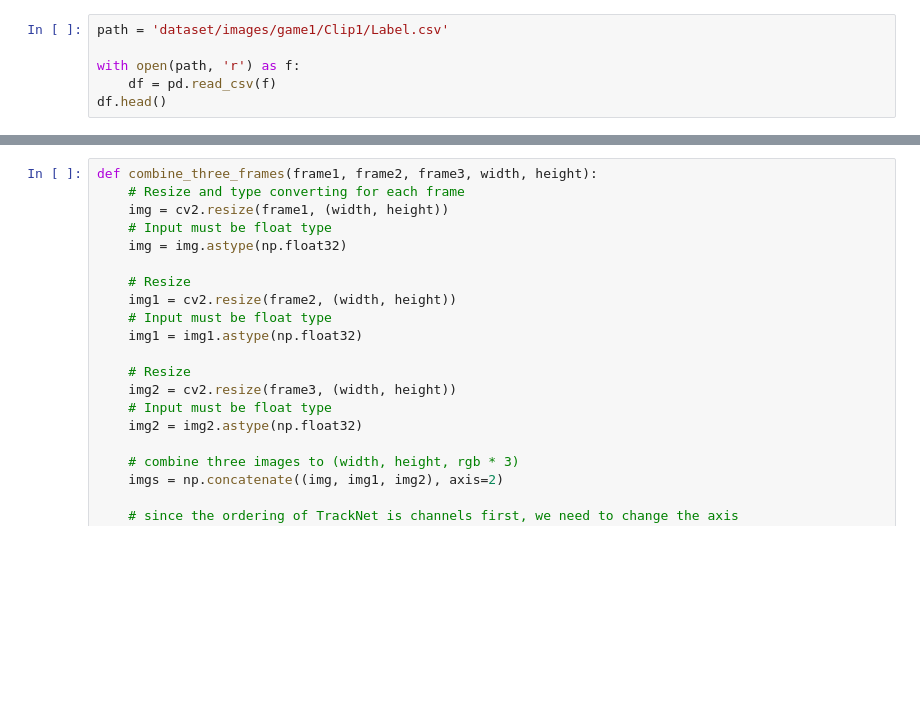
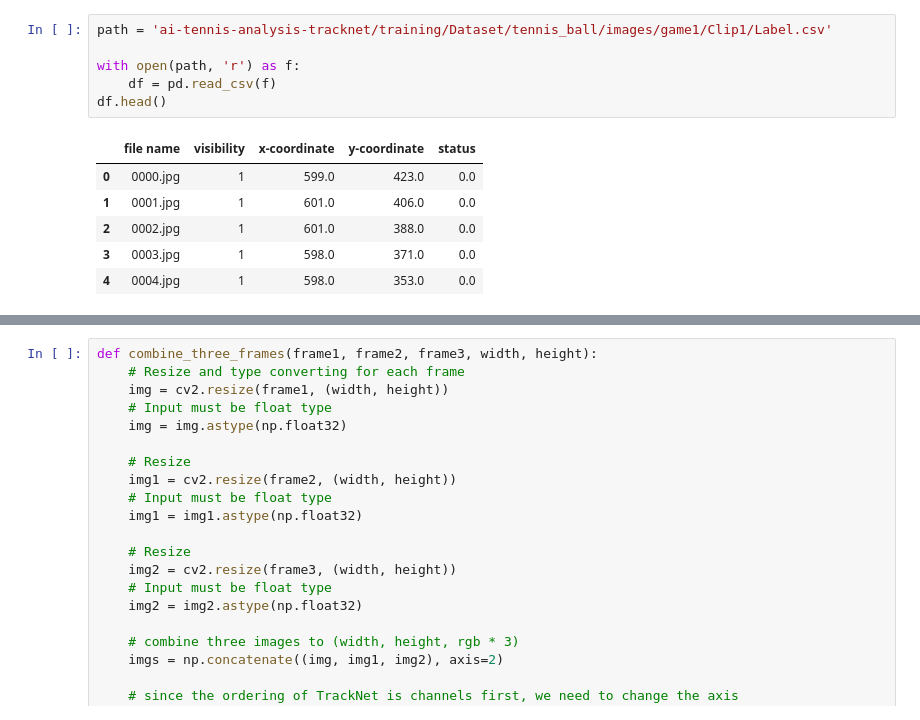
Before and after one commit to kaelfdl/ai-tennis-analysis-tracknet, a Jupyter notebook: training/ball_detection_training.ipynb, the cells around one changed output, grey strips where cells are left out. Saved outputs shown, nothing was run; the diff lists cells and outputs as text; blank space fills up the shorter version.

Commit message:
Post training

```diff
--- a/training/ball_detection_training.ipynb
+++ b/training/ball_detection_training.ipynb
@@ -26,7 +29,14 @@ device
 # %%
-path = 'dataset/images/game1/Clip1/Label.csv'
+path = 'ai-tennis-analysis-tracknet/training/Dataset/tennis_ball/images/game1/Clip1/Label.csv'
 
 with open(path, 'r') as f:
     df = pd.read_csv(f)
 df.head()
+# %% [output]
+|  | file name | visibility | x-coordinate | y-coordinate | status |
+| 0 | 0000.jpg | 1 | 599.0 | 423.0 | 0.0 |
+| 1 | 0001.jpg | 1 | 601.0 | 406.0 | 0.0 |
+| 2 | 0002.jpg | 1 | 601.0 | 388.0 | 0.0 |
+| 3 | 0003.jpg | 1 | 598.0 | 371.0 | 0.0 |
+| 4 | 0004.jpg | 1 | 598.0 | 353.0 | 0.0 |
 # %%
```
Also changed, not shown: parts of 18 cells of this notebook.
